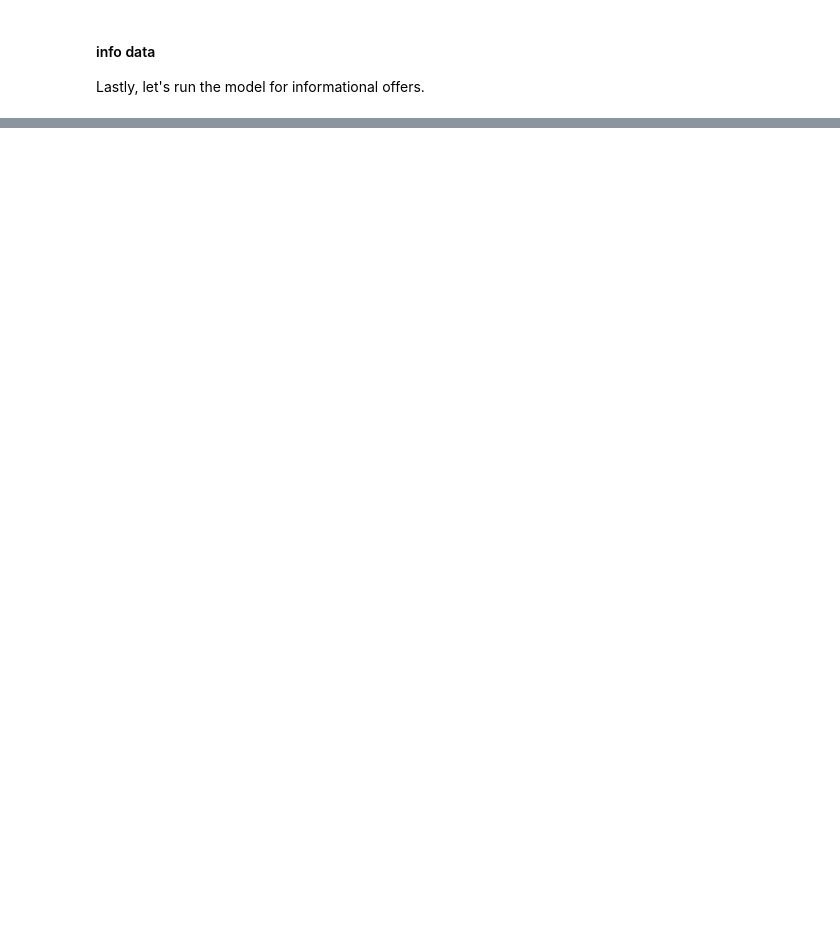
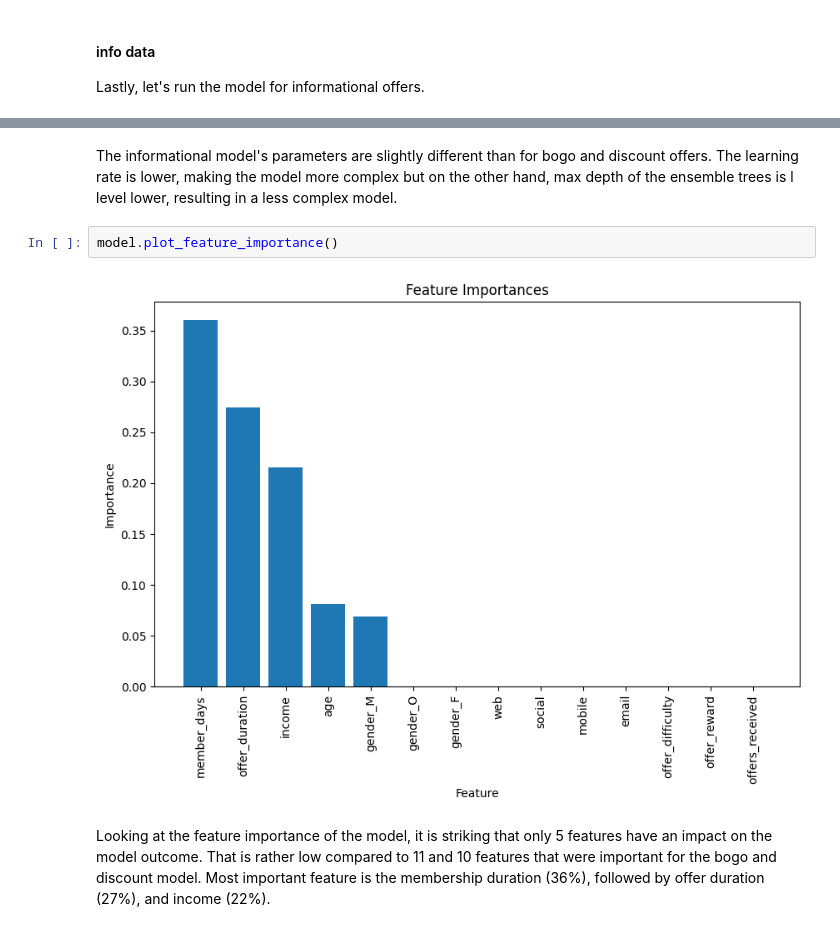
Before and after one commit to TillKuck/UDACITY_Capstone_Starbucks, a Jupyter notebook: develop/4_ML_Modelling_Evaluation.ipynb, the cells around one changed output, grey strips where cells are left out. Cells and saved outputs as stored; diff of their text form; blank space fills up the shorter version.

```diff
--- a/develop/4_ML_Modelling_Evaluation.ipynb
+++ b/develop/4_ML_Modelling_Evaluation.ipynb
@@ -111,0 +231,8 @@ model.evaluate(y_test, y_pred)
+# %% [markdown]
+The informational model's parameters are slightly different than for bogo and discount offers. The learning rate is lower, making the model more complex but on the other hand, max depth of the ensemble trees is l level lower, resulting in a less complex model.
+# %%
+model.plot_feature_importance()
+# %% [output]
+[figure, added]
+# %% [markdown]
+Looking at the feature importance of the model, it is striking that only 5 features have an impact on the model outcome. That is rather low compared to 11 and 10 features that were important for the bogo and discount model. Most important feature is the membership duration (36%), followed by offer duration (27%), and income (22%).
```
Also changed, not shown: parts of 24 cells of this notebook, 7 other files.
